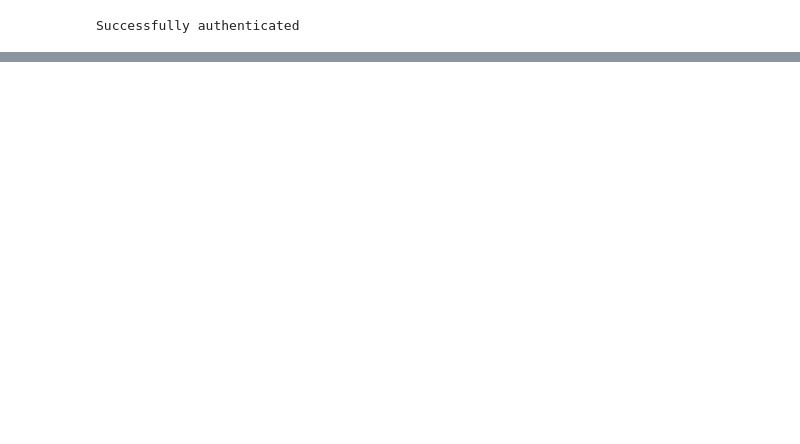
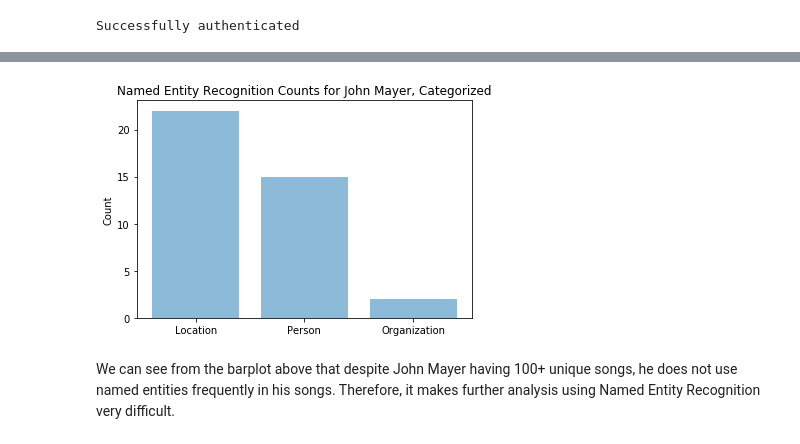
Before and after one commit to yoonsunghong/frankocean-lyricalanalysis, a Jupyter notebook: Artist Lyrical Analysis .ipynb, the cells around one changed output, grey strips where cells are left out. Saved outputs shown, nothing was run; the diff lists cells and outputs as text; code cells hidden in the pictures; blank space fills up the shorter version.

Commit message:
added NER analysis and visualization

```diff
--- a/Artist Lyrical Analysis .ipynb
+++ b/Artist Lyrical Analysis .ipynb
@@ -47,7 +47,7 @@ user = spotify_object.current_user()
 #obtaining display name and follower count values for printing purposes
 displayName = user['display_name']
 follower_count = user['followers']['total']
-artist_name =  'Frank Ocean'
+artist_name =  'John Mayer'
 # %% [output]
 Successfully authenticated
 # %%
@@ -150,11 +150,11 @@ master_string = ""
 song_unique_dict = {}
 #iterating through each song (and its URL) and using regex expression to clean the lyrics data
 for URL in genius_url:
-    pretty = lyrics_dict[URL].replace('\n', ' ')
+    pretty = lyrics_dict[URL].replace("\n\n", '').replace("\n", '. ')
     pretty = re.sub(r'\[.*?\]', '', pretty)
     pretty = re.sub(r'\s+', ' ', pretty)
-    pretty = re.sub(r'[\?\)\!,\.\(]', '', pretty)
     pretty = pretty.replace('\'', '’')
+    master_string += pretty
     word_list = pretty.lower().split()
     #filtering only english lyrics (one of the songs, Nikes, contains Japanese lyrics)
     is_english = [word[0] in english for word in word_list]
@@ -210,6 +234,8 @@ from nltk.tag.stanford import StanfordNERTagger
 st = StanfordNERTagger('/Users/yoonsunghong/stanford-corenlp/stanford-ner/classifiers/english.all.3class.distsim.crf.ser.gz',
                '/Users/yoonsunghong/stanford-corenlp/stanford-ner/stanford-ner.jar')
 # %%
-dummy = st.tag("Jonathan loves wearing Adidas clothes, especially if it's from Naples.".split())
+#using st.tag to create list with tupled categorization for entities
+tag_lyrics = st.tag(master_string.split())
 #filtering out the non named entities
-[t[0] for t in dummy if t[1] != 'O']
+named_e = [t for t in tag_lyrics if t[1] != 'O']
+named_e
@@ -215,0 +264,17 @@ dummy = st.tag("Jonathan loves wearing Adidas clothes, especially if it's from N
+# %%
+#counting the number of entities
+list_named_count = [len([t for t in named_e if t[1] == 'LOCATION']),
+                   len([t for t in named_e if t[1] == 'PERSON']),
+                   len([t for t in named_e if t[1] == 'ORGANIZATION'])]
+list_named_names = ['Location', 'Person', 'Organization']
+y_pos = np.arange(len(list_named_names))
+
+plt.bar(y_pos, list_named_count, align = 'center', alpha=0.5)
+plt.xticks(y_pos, list_named_names)
+plt.ylabel('Count')
+plt.title('Named Entity Recognition Counts for John Mayer, Categorized')
+plt.show()
+# %% [output]
+[figure, added]
+# %% [markdown]
+We can see from the barplot above that despite John Mayer having 100+ unique songs, he does not use named entities frequently in his songs. Therefore, it makes further analysis using Named Entity Recognition very difficult.
```
Also changed, not shown: parts of 8 cells of this notebook.
